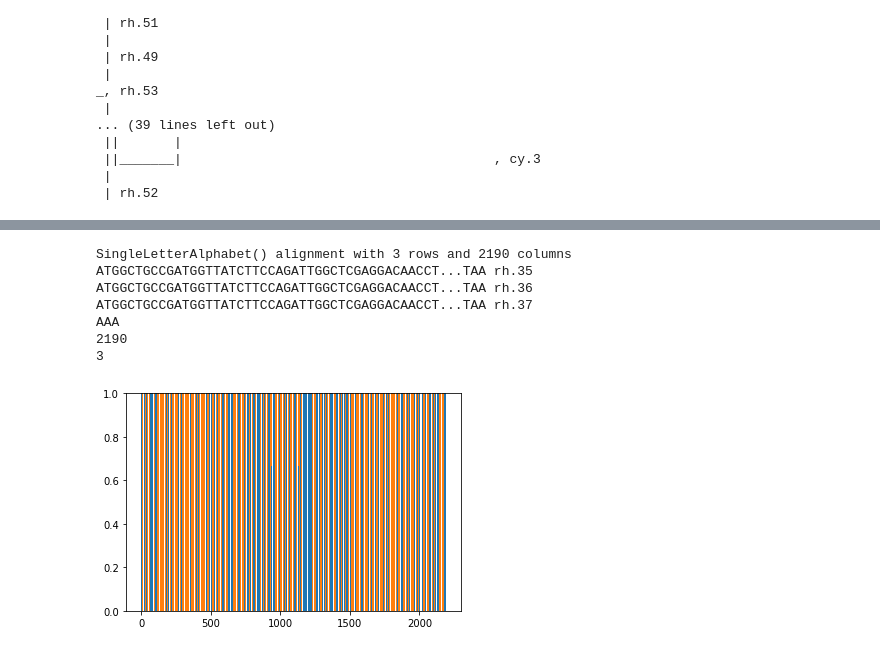
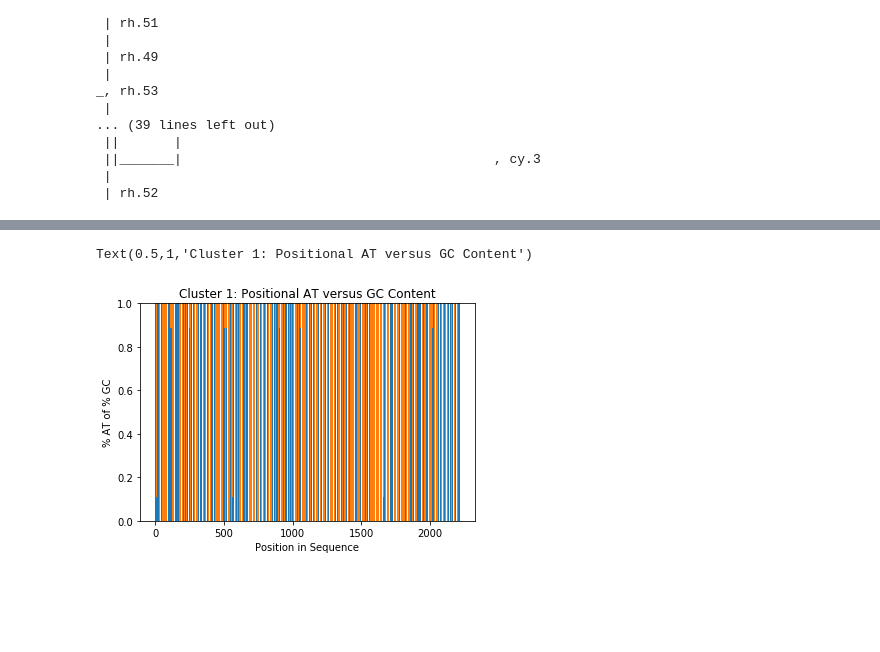
Before and after one commit to karinnav/Lab2, a Jupyter notebook: Lab 2.ipynb, the cells around one changed output, grey strips where cells are left out. Saved outputs shown, nothing was run; the diff lists cells and outputs as text; code cells hidden in the pictures; blank space fills up the shorter version.

```diff
--- a/Lab 2.ipynb
+++ b/Lab 2.ipynb
@@ -45,46 +146,46 @@ SeqIO.write(my_recs, open("cluster1.fa", "w"), "fasta")
 # %%
 %matplotlib inline
 import numpy as np
 import matplotlib.pyplot as plt
+import seaborn as sns
 import pandas as pd
 from Bio import AlignIO
 from Bio.Alphabet import IUPAC, Gapped
 from Bio.Align import MultipleSeqAlignment
 
+#############################################################################################
+#Cluster 1
 #Making an AlignIO table for each aligned sequence file
-align = AlignIO.read(open("cluster1.aligned.fa"), "fasta")
+align1 = AlignIO.read(open("cluster1.aligned.fa"), "fasta")
 
 #Practicing indexing the MSA object
-print(align)
-print(align[:,0])
-print(align.get_alignment_length())
-print(len(align))
+#print(align)
+#print(align[:,0])
+#print(align.get_alignment_length())
+#print(len(align))
 
 #Lists for percentages of GC and AT content
 listOfAT = []
 listOfGC = []
 
-for num in range(align.get_alignment_length()):
-    Npos = align[:,num];
+for num in range(align1.get_alignment_length()):
+    #Npos is all the nucleotides found at position num
+    Npos = align1[:,num];
     #calculates number of AT and GC nucleotides over number of compared sequences
     ATsum = (Npos.count("A")+Npos.count("T"))/len(Npos)
     GCsum = (Npos.count("G")+Npos.count("C"))/len(Npos)
     #adds content percentages to a lists
     listOfAT.append(ATsum)
     listOfGC.append(GCsum)
 
+MaxLength = align1.get_alignment_length()
 #line_out is the name of the graph.  bottom function sets the bottom
 #of the second data set at the top of the first.
-line_out = plt.bar(height = listOfAT, x = range(2190))
-line_out = plt.bar(height = listOfGC, bottom = listOfAT, x = range(2190))
-
-#Do this for four clusters
+line_out = plt.bar(height = listOfAT, x = range(MaxLength))
+line_out = plt.bar(height = listOfGC, bottom = listOfAT, x = range(MaxLength))
+plt.xlabel("Position in Sequence")
+plt.ylabel("% AT of % GC")
+plt.title("Cluster 1: Positional AT versus GC Content")
 # %% [output]
-SingleLetterAlphabet() alignment with 3 rows and 2190 columns
-ATGGCTGCCGATGGTTATCTTCCAGATTGGCTCGAGGACAACCT...TAA rh.35
-ATGGCTGCCGATGGTTATCTTCCAGATTGGCTCGAGGACAACCT...TAA rh.36
-ATGGCTGCCGATGGTTATCTTCCAGATTGGCTCGAGGACAACCT...TAA rh.37
-AAA
-2190
-3
+Text(0.5,1,'Cluster 1: Positional AT versus GC Content')
-[figure, old version]
+[figure, new version]
```
Also changed, not shown: parts of 13 cells of this notebook, 6 other files.
